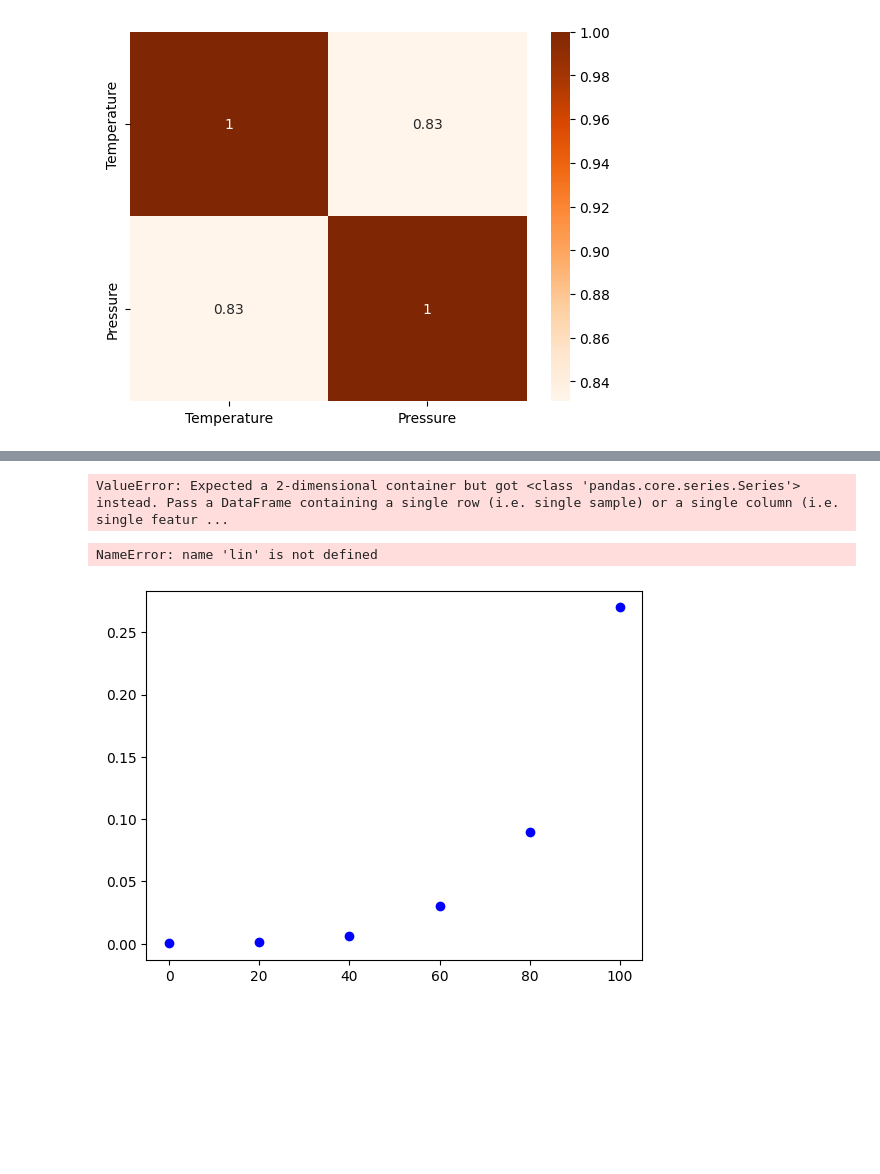
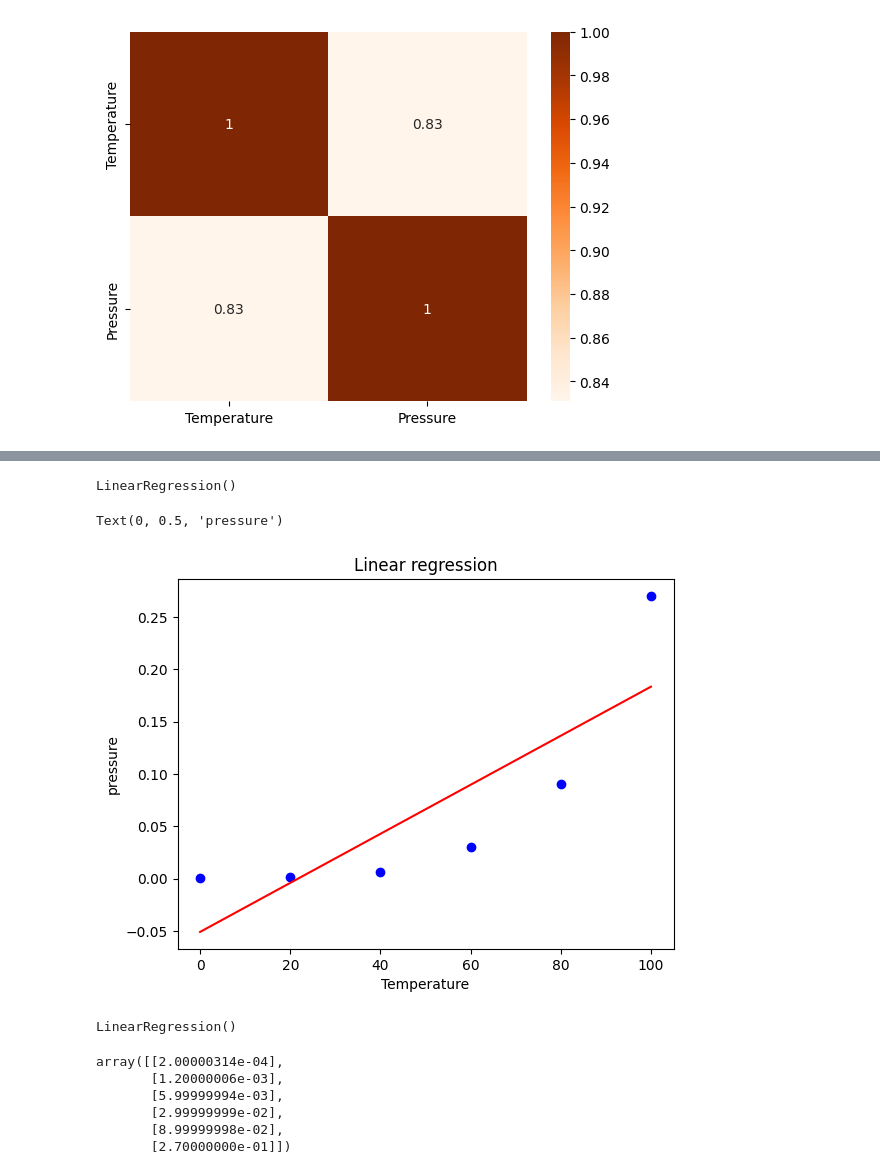
Before and after one commit to rakshume/Machine-Learning, a Jupyter notebook: polynomial regression/temp.ipynb, the cells around one changed output, grey strips where cells are left out. Saved outputs shown, nothing was run; the diff lists cells and outputs as text; code cells hidden in the pictures; blank space fills up the shorter version.

```diff
--- a/polynomial regression/temp.ipynb
+++ b/polynomial regression/temp.ipynb
@@ -108,18 +89,42 @@ Name: Pressure, dtype: float64
 # %%
-x = df[['Temperature']]
-y= df[['Pressure']]
+# Features and the target variables
+X = df[['Temperature']]
+y = df[['Pressure']]
+
+# Fitting Linear Regression to the dataset
 model = LinearRegression()
-model.fit(X,y)
+model.fit(X, y)
 # %% [output]
-ValueError: Expected a 2-dimensional container but got <class 'pandas.core.series.Series'> instead. Pass a DataFrame containing a single row (i.e. single sample) or a single column (i.e. single featur ...
+LinearRegression()
+# %%
+y_pred = model.predict(X)
 # %%
 # visualising the linear regression results
 plt.scatter(X,y,color='blue')
-
-plt.plot(x, lin.predict(X), color='red')
+plt.plot(X,y_pred, color='red')
 plt.title('Linear regression')
 plt.xlabel('Temperature')
 plt.ylabel('pressure')
 # %% [output]
-NameError: name 'lin' is not defined
+Text(0, 0.5, 'pressure')
-[figure, old version]
+[figure, new version]
+# %%
+# Fitting Polynomial Regression to the dataset
+poly = PolynomialFeatures(degree=5)
+X_poly = poly.fit_transform(X)
+poly.fit(X_poly, y)
+
+model1 = LinearRegression()
+model1.fit(X_poly, y)
+# %% [output]
+LinearRegression()
+# %%
+y_pred = model1.predict(poly.fit_transform(X))
+y_pred
+# %% [output]
+array([[2.00000314e-04],
+       [1.20000006e-03],
+       [5.99999994e-03],
+       [2.99999999e-02],
+       [8.99999998e-02],
+       [2.70000000e-01]])
```
Also changed, not shown: parts of 5 cells of this notebook, 8 other files.
